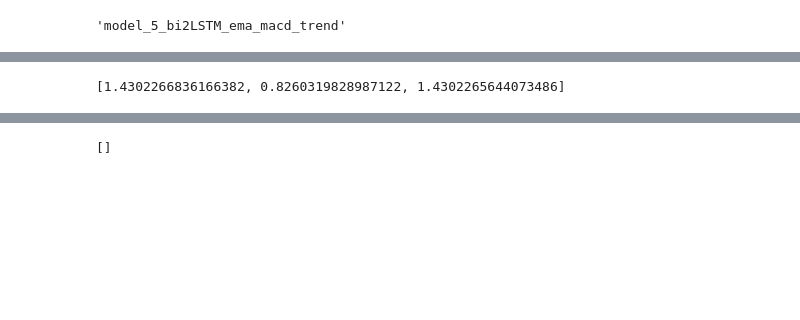
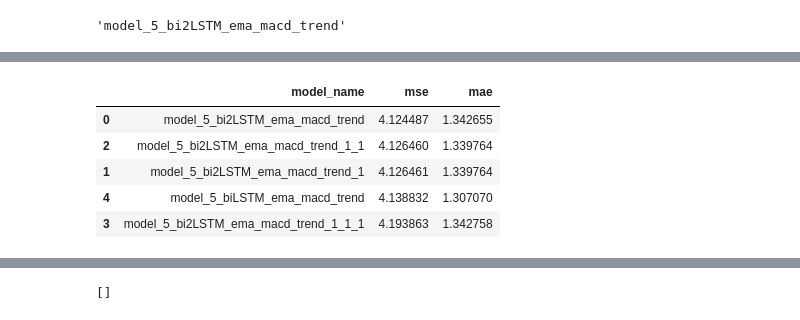
Before and after one commit to raming20/CNN-LSTM-predict-stock-price, a Jupyter notebook: data_analytics/CV_stock_market/train_model/model_use_train_and_test.ipynb, the cells around one changed output, grey strips where cells are left out. Saved outputs shown, nothing was run; the diff lists cells and outputs as text; code cells hidden in the pictures; blank space fills up the shorter version.

```diff
--- a/data_analytics/CV_stock_market/train_model/model_use_train_and_test.ipynb
+++ b/data_analytics/CV_stock_market/train_model/model_use_train_and_test.ipynb
@@ -36,5 +36,5 @@ C:\Users\ADMIN\AppData\Local\Temp\tmprjd5gcyb\tensorboard_logs
 # %%
-dataset_folder = "../dataset/fpt_dataset_0_2_3_2012_2024_test_2023_2024_with_ema_macd_trend"
+dataset_folder = "../dataset/btc_dataset_0_2_3_2014_2024_test_2023_2024_with_ema_macd_trend"
 # %%
 config = read_config(dataset_folder)
 candle_type_and_directory_save: dict = config["candle_type_and_directory_save"]
@@ -289,4 +267,9 @@ folder: next_3_day_down,                 total: 28 images
-# %%
-old_loss
-# %% [output]
-[1.4302266836166382, 0.8260319828987122, 1.4302265644073486]
+# %%
+# Ví dụ
+all_models_folder_path = os.path.join(os.path.abspath(dataset_folder), "model_save")
+evaluate_all_models_in_dataset_folder(
+    all_models_folder_path,
+    dataset_test_2,
+    days_result
+)
+# %% [output]
@@ -293,3 +281,9 @@ old_loss
+|  | model_name | mse | mae |
+| 0 | model_5_bi2LSTM_ema_macd_trend | 4.124487 | 1.342655 |
+| 2 | model_5_bi2LSTM_ema_macd_trend_1_1 | 4.126460 | 1.339764 |
+| 1 | model_5_bi2LSTM_ema_macd_trend_1 | 4.126461 | 1.339764 |
+| 4 | model_5_biLSTM_ema_macd_trend | 4.138832 | 1.307070 |
+| 3 | model_5_bi2LSTM_ema_macd_trend_1_1_1 | 4.193863 | 1.342758 |
 # %%
 is_start_train = input("Start train? (y/n): ").lower()[0] == "y"
 if is_start_train:
```
Also changed, not shown: parts of 22 cells of this notebook, 11 other files.
